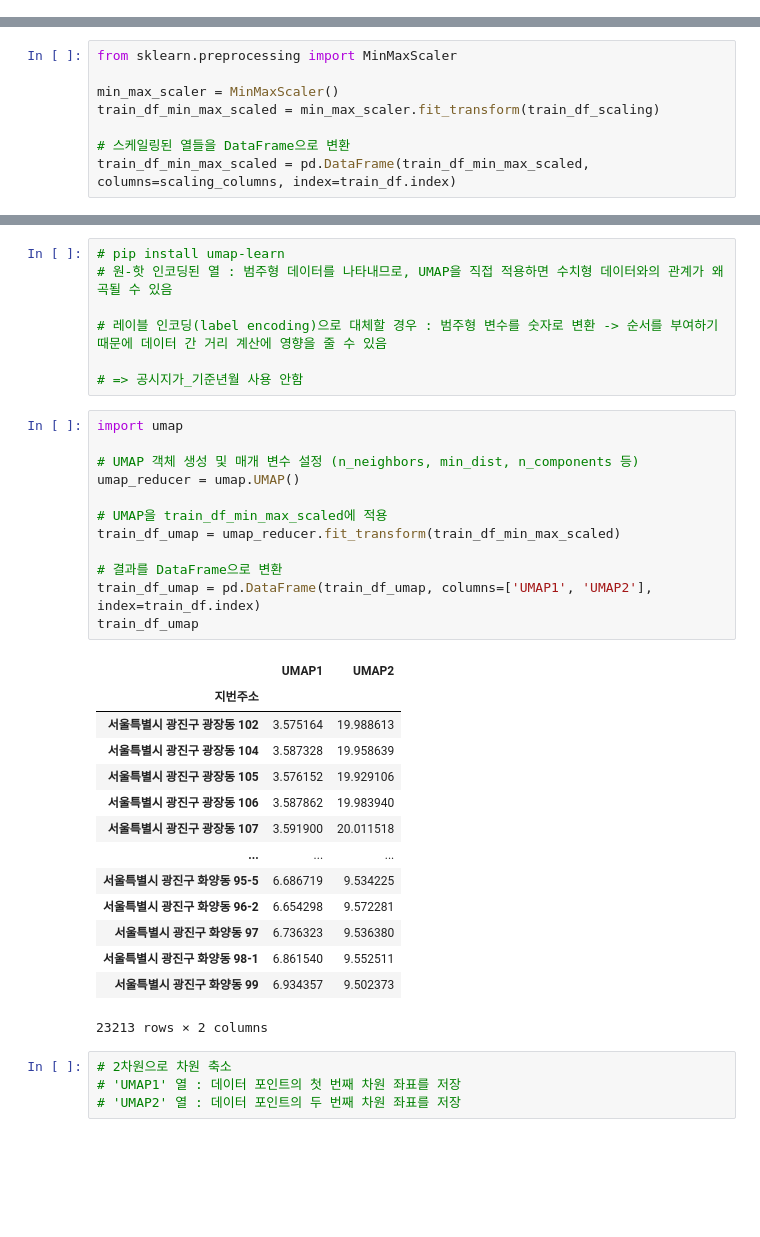
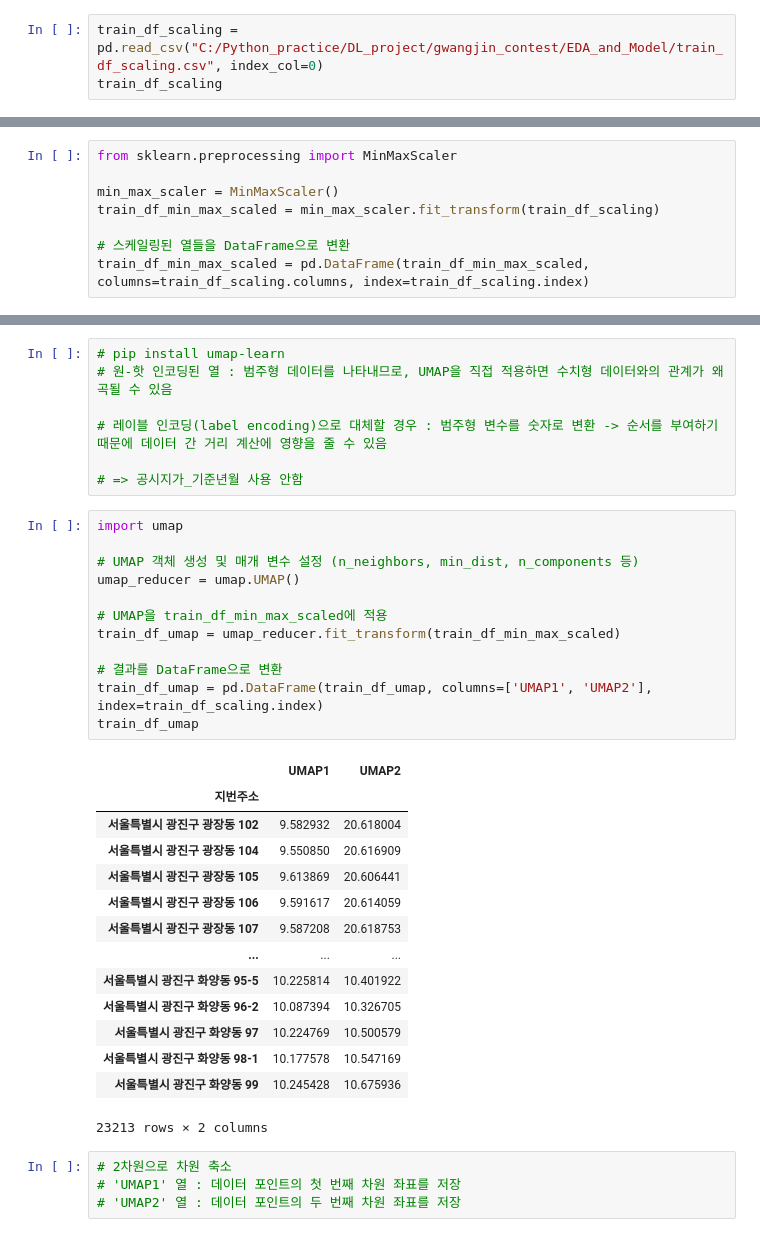
Before and after one commit to kgh1997/Project_Seoul_Gwangjin_gu, a Jupyter notebook: EDA_and_Model/MinMaxScaled_UMAP_OPTICS.ipynb, the cells around one changed output, grey strips where cells are left out. Drawn from its saved outputs; the diff is of its cells as text; blank space fills up the shorter version.

```diff
--- a/EDA_and_Model/MinMaxScaled_UMAP_OPTICS.ipynb
+++ b/EDA_and_Model/MinMaxScaled_UMAP_OPTICS.ipynb
@@ -403,3 +403,6 @@ p-value가 유의수준보다 작기 때문에 **정규분포를 따르지 않
 scaling_columns = ['인구밀도', '총 사업체수', '반경 1km 이내 불법주정차 단속 수', '주차장과의최단거리',
                    '토지면적', '공시지가(원/면적)', '역과의최단거리', '반경 1km 이내 주차장수']
 train_df_scaling = train_df[scaling_columns]
+# %%
+train_df_scaling = pd.read_csv("C:/Python_practice/DL_project/gwangjin_contest/EDA_and_Model/train_df_scaling.csv", index_col=0)
+train_df_scaling
@@ -412,7 +430,7 @@ min_max_scaler = MinMaxScaler()
 train_df_min_max_scaled = min_max_scaler.fit_transform(train_df_scaling)
 
 # 스케일링된 열들을 DataFrame으로 변환
-train_df_min_max_scaled = pd.DataFrame(train_df_min_max_scaled, columns=scaling_columns, index=train_df.index)
+train_df_min_max_scaled = pd.DataFrame(train_df_min_max_scaled, columns=train_df_scaling.columns, index=train_df_scaling.index)
 # %%
 train_df_min_max_scaled.head(3)
 # %% [output]
@@ -489,29 +507,29 @@ train_df_max_scaled.describe()
 # %%
 import umap
 
 # UMAP 객체 생성 및 매개 변수 설정 (n_neighbors, min_dist, n_components 등)
 umap_reducer = umap.UMAP()
 
 # UMAP을 train_df_min_max_scaled에 적용
 train_df_umap = umap_reducer.fit_transform(train_df_min_max_scaled)
 
 # 결과를 DataFrame으로 변환
-train_df_umap = pd.DataFrame(train_df_umap, columns=['UMAP1', 'UMAP2'], index=train_df.index)
+train_df_umap = pd.DataFrame(train_df_umap, columns=['UMAP1', 'UMAP2'], index=train_df_scaling.index)
 train_df_umap
 # %% [output]
 |  | UMAP1 | UMAP2 |
 | 지번주소 |  |  |
-| 서울특별시 광진구 광장동 102 | 3.575164 | 19.988613 |
-| 서울특별시 광진구 광장동 104 | 3.587328 | 19.958639 |
-| 서울특별시 광진구 광장동 105 | 3.576152 | 19.929106 |
-| 서울특별시 광진구 광장동 106 | 3.587862 | 19.983940 |
-| 서울특별시 광진구 광장동 107 | 3.591900 | 20.011518 |
+| 서울특별시 광진구 광장동 102 | 9.582932 | 20.618004 |
+| 서울특별시 광진구 광장동 104 | 9.550850 | 20.616909 |
+| 서울특별시 광진구 광장동 105 | 9.613869 | 20.606441 |
+| 서울특별시 광진구 광장동 106 | 9.591617 | 20.614059 |
+| 서울특별시 광진구 광장동 107 | 9.587208 | 20.618753 |
 | ... | ... | ... |
-| 서울특별시 광진구 화양동 95-5 | 6.686719 | 9.534225 |
-| 서울특별시 광진구 화양동 96-2 | 6.654298 | 9.572281 |
-| 서울특별시 광진구 화양동 97 | 6.736323 | 9.536380 |
-| 서울특별시 광진구 화양동 98-1 | 6.861540 | 9.552511 |
-| 서울특별시 광진구 화양동 99 | 6.934357 | 9.502373 |
+| 서울특별시 광진구 화양동 95-5 | 10.225814 | 10.401922 |
+| 서울특별시 광진구 화양동 96-2 | 10.087394 | 10.326705 |
+| 서울특별시 광진구 화양동 97 | 10.224769 | 10.500579 |
+| 서울특별시 광진구 화양동 98-1 | 10.177578 | 10.547169 |
+| 서울특별시 광진구 화양동 99 | 10.245428 | 10.675936 |
 23213 rows × 2 columns
 # %%
 # 2차원으로 차원 축소
```
Also changed, not shown: parts of 6 cells of this notebook, 22 other files.
